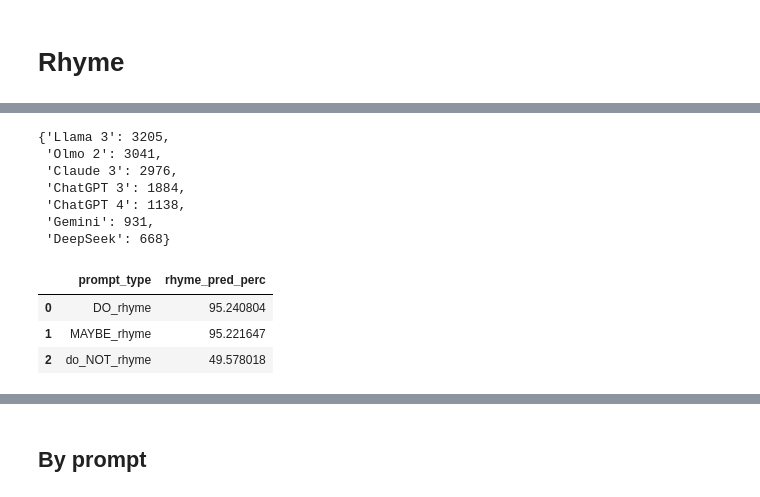
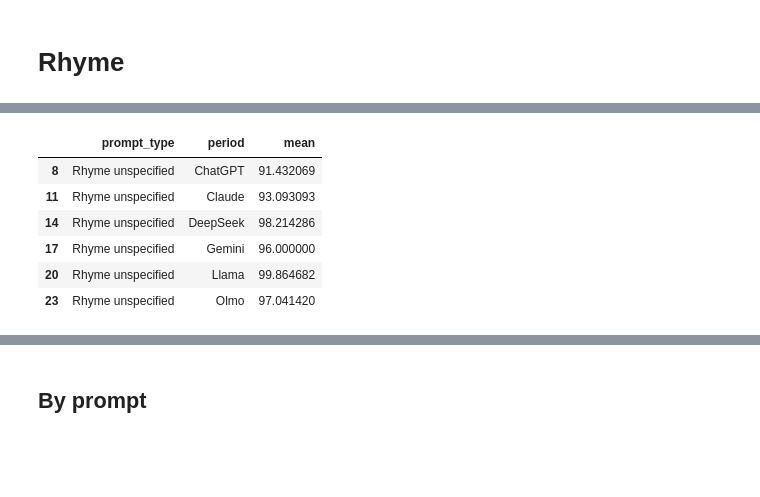
Before and after one commit to quadrismegistus/generative-formalism, a Jupyter notebook: notebooks/4-MeasuringRhymeInPromptedPoems.ipynb, the cells around one changed output, grey strips where cells are left out. Saved outputs shown, nothing was run; the diff lists cells and outputs as text; code cells hidden in the pictures; blank space fills up the shorter version.

```diff
--- a/notebooks/4-MeasuringRhymeInPromptedPoems.ipynb
+++ b/notebooks/4-MeasuringRhymeInPromptedPoems.ipynb
@@ -112 +117,11 @@ get_avgs_df2(df_corpus)
+# %%
+get_avgs_df2(df_both, gby=['period','prompt_type'])[['prompt_type','period','mean']].query('prompt_type=="Rhyme unspecified"')
+# %% [output]
+|  | prompt_type | period | mean |
+| 8 | Rhyme unspecified | ChatGPT | 91.432069 |
+| 11 | Rhyme unspecified | Claude | 93.093093 |
+| 14 | Rhyme unspecified | DeepSeek | 98.214286 |
+| 17 | Rhyme unspecified | Gemini | 96.000000 |
+| 20 | Rhyme unspecified | Llama | 99.864682 |
+| 23 | Rhyme unspecified | Olmo | 97.041420 |
 # %%
@@ -154,17 +182,0 @@ def plot_predicted_rhyme_avgs(df, y='rhyme_pred_perc', x=['period','source'], gb
-# %%
-df_prompts.period.value_counts().to_dict()
-# %% [output]
-{'Llama 3': 3205,
- 'Olmo 2': 3041,
- 'Claude 3': 2976,
- 'ChatGPT 3': 1884,
- 'ChatGPT 4': 1138,
- 'Gemini': 931,
- 'DeepSeek': 668}
-# %%
-get_avgs_df(df_prompts, gby=['prompt_type'])[['prompt_type','rhyme_pred_perc']]
-# %% [output]
-|  | prompt_type | rhyme_pred_perc |
-| 0 | DO_rhyme | 95.240804 |
-| 1 | MAYBE_rhyme | 95.221647 |
-| 2 | do_NOT_rhyme | 49.578018 |
```
Also changed, not shown: parts of 25 cells of this notebook, 19 other files.
